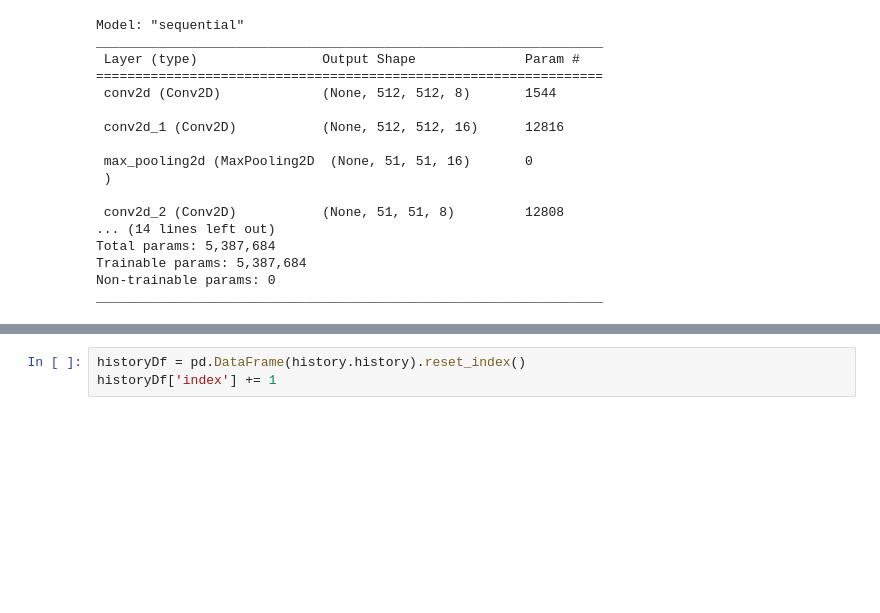
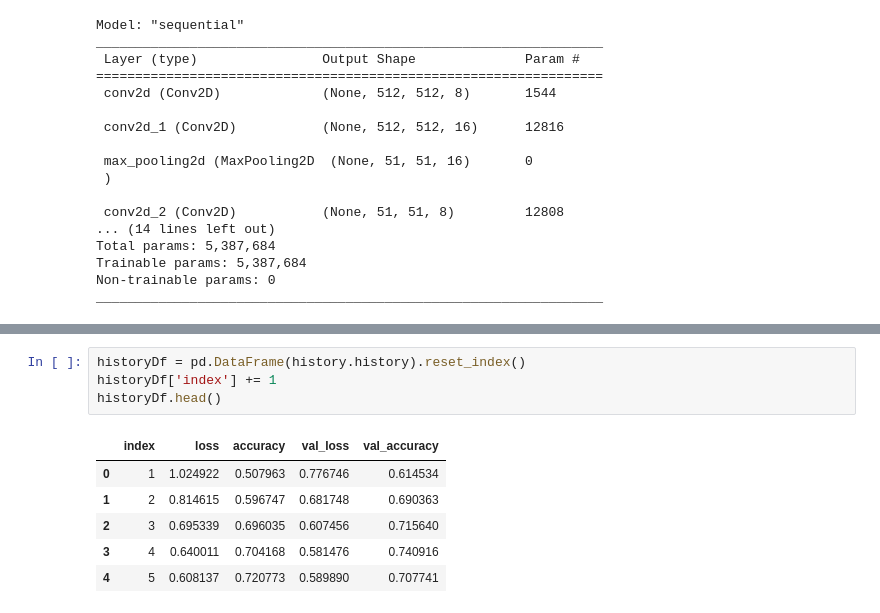
Before and after one commit to AsutoshDalei/Optic-Diseases, a Jupyter notebook: notebooks/OcularDiseaseClassification.ipynb, the cells around one changed output, grey strips where cells are left out. Cells and saved outputs as stored; diff of their text form; blank space fills up the shorter version.

```diff
--- a/notebooks/OcularDiseaseClassification.ipynb
+++ b/notebooks/OcularDiseaseClassification.ipynb
@@ -251,6 +258,14 @@ Epoch 5/5
 # %%
 historyDf = pd.DataFrame(history.history).reset_index()
 historyDf['index'] += 1
+historyDf.head()
+# %% [output]
+|  | index | loss | accuracy | val_loss | val_accuracy |
+| 0 | 1 | 1.024922 | 0.507963 | 0.776746 | 0.614534 |
+| 1 | 2 | 0.814615 | 0.596747 | 0.681748 | 0.690363 |
+| 2 | 3 | 0.695339 | 0.696035 | 0.607456 | 0.715640 |
+| 3 | 4 | 0.640011 | 0.704168 | 0.581476 | 0.740916 |
+| 4 | 5 | 0.608137 | 0.720773 | 0.589890 | 0.707741 |
 # %%
 metric = 'loss'
 
```
Also changed, not shown: parts of 4 cells of this notebook.
